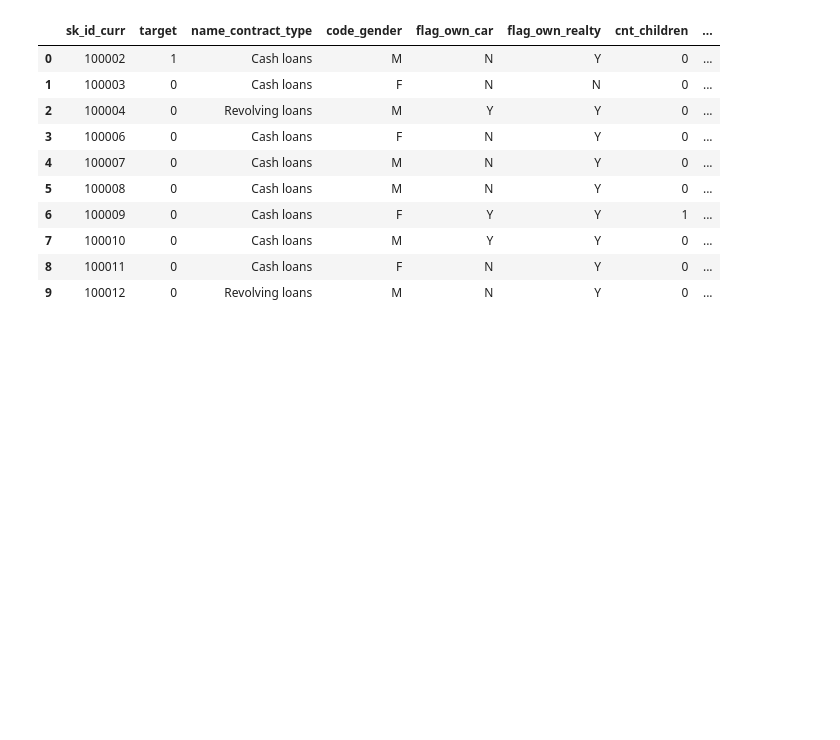
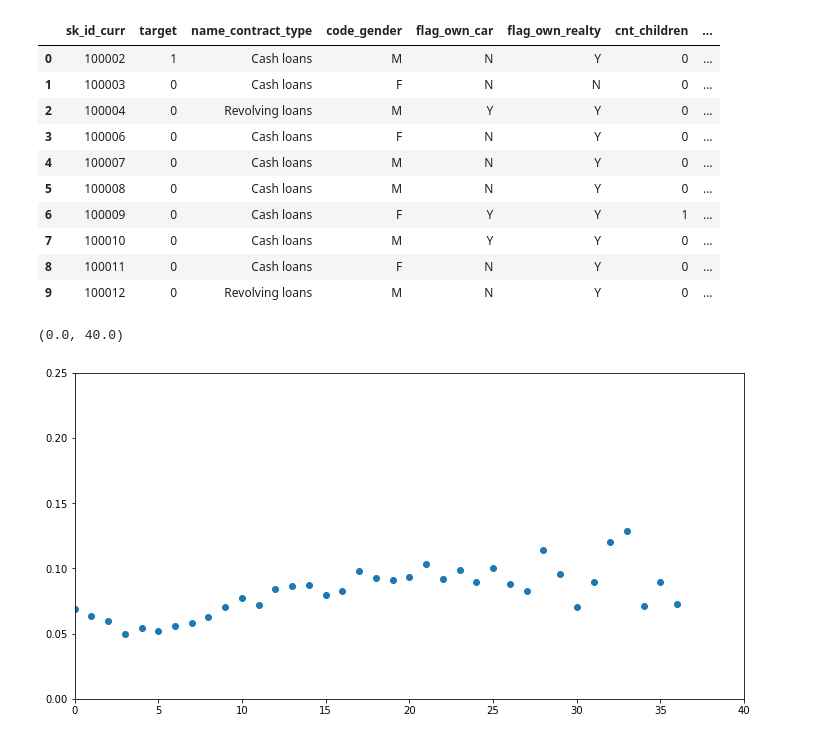
Before and after one commit to rca-devs/CIS-5450, a Jupyter notebook: CIS_5450_course_project.ipynb, the cells around one changed output. Drawn from its saved outputs; the diff is of its cells as text; code cells hidden in the pictures; blank space fills up the shorter version.

```diff
--- a/CIS_5450_course_project.ipynb
+++ b/CIS_5450_course_project.ipynb
@@ -127,7 +127,7 @@ d = {}
 
 for data_file in tqdm(data_files):
   print('Creating:', data_file.removesuffix('.csv') + '_df')
-  d[data_file.removesuffix('.csv') + '_df'] = pd.read_csv(data_file)
+  d[(data_file.removesuffix('.csv') + '_df').lower()] = pd.read_csv(data_file)
 # %% [output]
 Creating: bureau_balance_df
 Creating: credit_card_balance_df
@@ -567,3 +616,16 @@ d['application_train_df'].head(10)
 | 7 | 100010 | 0 | Cash loans | M | Y | Y | 0 | ... |
 | 8 | 100011 | 0 | Cash loans | F | N | Y | 0 | ... |
 | 9 | 100012 | 0 | Revolving loans | M | N | Y | 0 | ... |
+# %%
+#Age of Car -- Correlated with default, but with the range of values, it may be better to take the log of this value
+fig = plt.figure(figsize=(12, 6))
+ax = fig.add_subplot(111)
+temp = d['application_train_df'].groupby('own_car_age').agg({'target':['mean','count']})
+temp = temp.loc[temp['target']['count'] > 100, 'target']['mean']
+ax.scatter(temp.index, temp.values)
+
+ax.set_ylim(0,0.25)
+ax.set_xlim(0,40)
+# %% [output]
+(0.0, 40.0)
+[figure, added]
```
Also changed, not shown: parts of 18 cells of this notebook.
